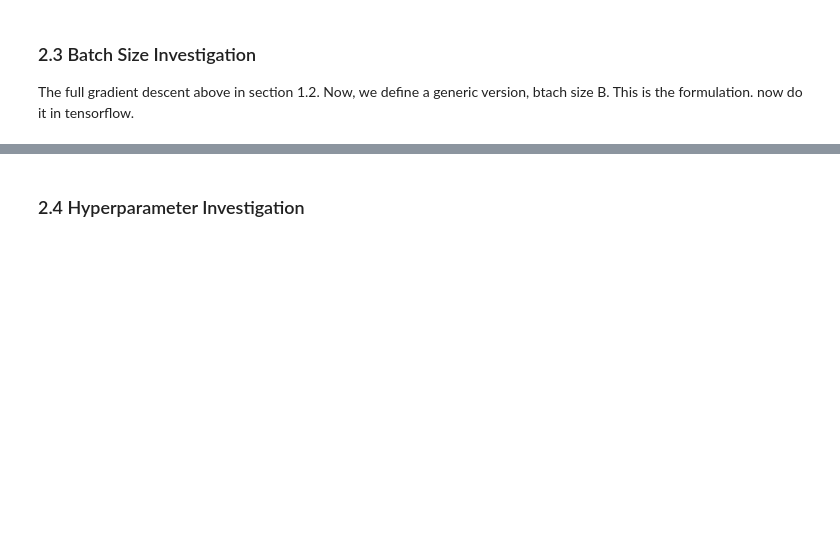
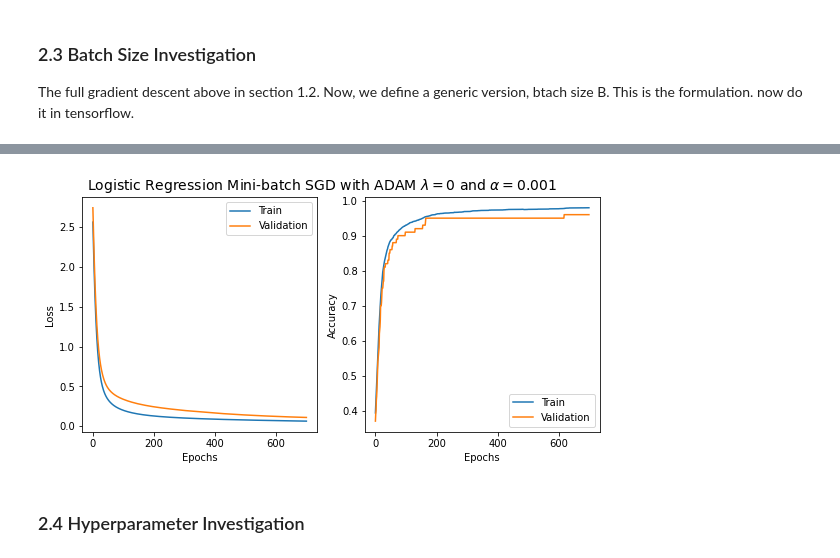
Before and after one commit to pranshumalik14/ece421-labs-hw, a Jupyter notebook: labs/lab1/lab1.ipynb, the cells around one changed output, grey strips where cells are left out. Saved outputs shown, nothing was run; the diff lists cells and outputs as text; code cells hidden in the pictures; blank space fills up the shorter version.

```diff
--- a/labs/lab1/lab1.ipynb
+++ b/labs/lab1/lab1.ipynb
@@ -274,3 +286,9 @@ _, loss_history_bsz100, accuracy_history_bsz100 = logistic_reg_tf2(Xs, Ys, 0.0,
+# %%
+_, loss_history_bsz1750, accuracy_history_bsz1750 = logistic_reg_tf2(Xs, Ys, 0.0, Options(batchsz=1750))
+title  = r"Logistic Regression Mini-batch SGD with ADAM $\lambda={}$ and $\alpha={}$".format(0, 0.001)
+plot_learning_history(title, loss_history_bsz1750[:, 0:2], accuracy_history_bsz1750[:, 0:2])
+# %% [output]
+[figure, added]
 # %% [markdown]
 ### 2.4 Hyperparameter Investigation
 # %% [markdown]
```
Also changed, not shown: parts of 6 cells of this notebook.
